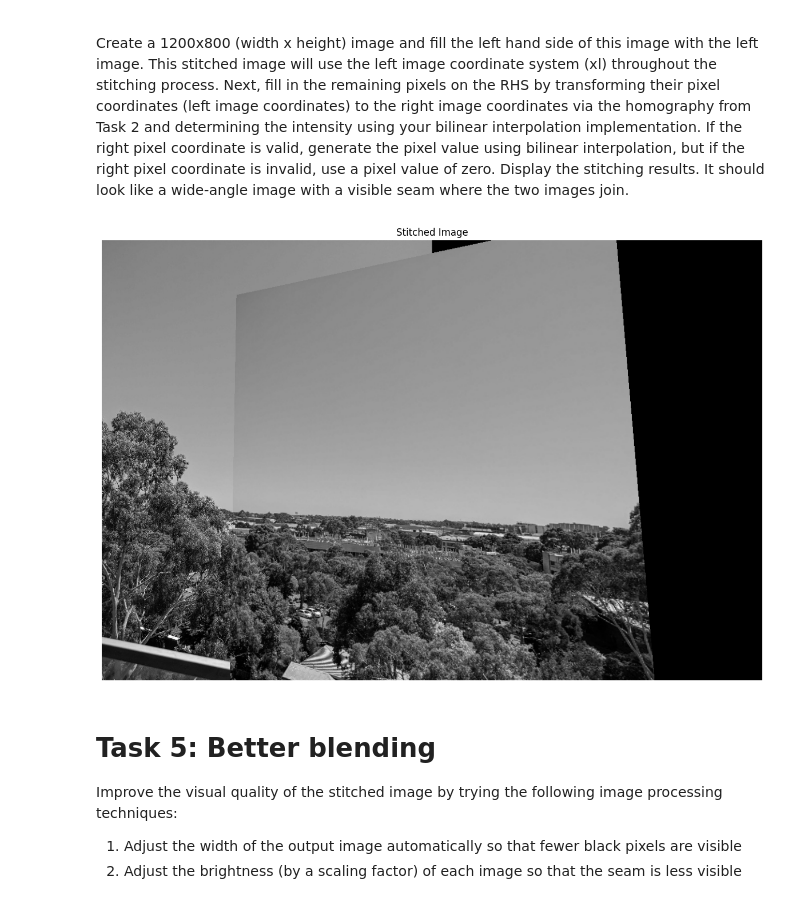
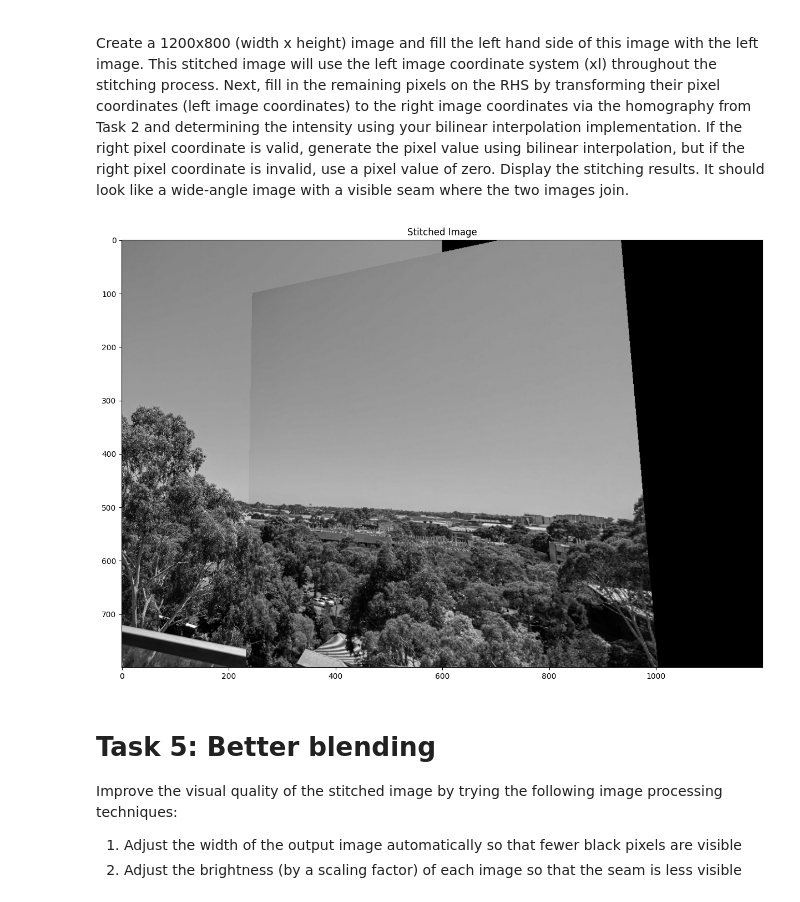
Before and after one commit to jjetxu/ECE4076, a Jupyter notebook: labs/lab2/Student pack/Lab2_student_template.ipynb, the cells around one changed output. Drawn from its saved outputs; the diff is of its cells as text; code cells hidden in the pictures.

```diff
--- a/labs/lab2/Student pack/Lab2_student_template.ipynb
+++ b/labs/lab2/Student pack/Lab2_student_template.ipynb
@@ -199,12 +199,12 @@ stitched_rgb = cv2.cvtColor(stitched_uint8, cv2.COLOR_BGR2RGB)
 # %%
 # Show results here
 plt.figure(figsize=(15,10))
 plt.imshow(stitched_uint8, cmap='gray')
-plt.axis('off')
+plt.axis('on')
 plt.title("Stitched Image")
 plt.show()
 # %% [output]
-[figure, old version]
+[figure, new version]
 # %% [markdown]
 # Task 5: Better blending
 
```
Also changed, not shown: parts of 5 cells of this notebook.
